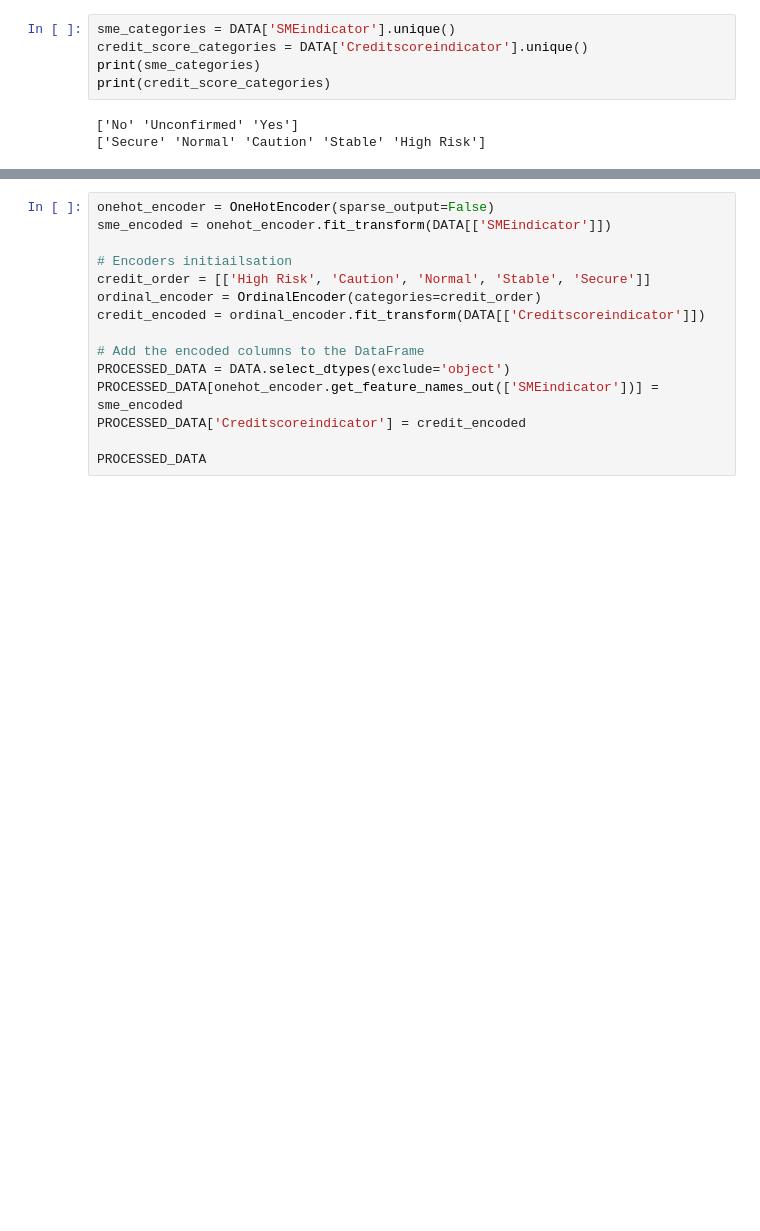
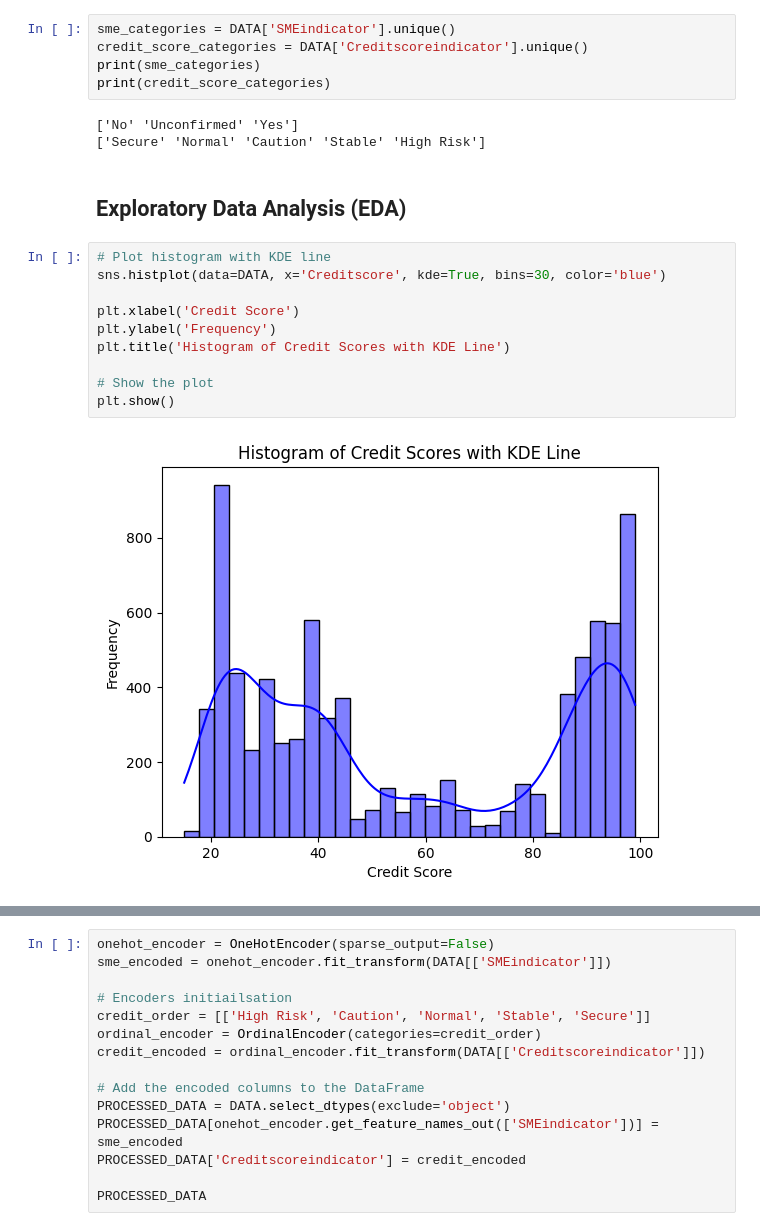
Before and after one commit to ROB-MRS/AI---ML-Coursework-II, a Jupyter notebook: Model.ipynb, the cells around one changed output, grey strips where cells are left out. Cells and saved outputs as stored; diff of their text form; blank space fills up the shorter version.

```diff
--- a/Model.ipynb
+++ b/Model.ipynb
@@ -66,3 +66,17 @@ print(credit_score_categories)
 # %% [output]
 ['No' 'Unconfirmed' 'Yes']
 ['Secure' 'Normal' 'Caution' 'Stable' 'High Risk']
+# %% [markdown]
+## Exploratory Data Analysis (EDA)
+# %%
+# Plot histogram with KDE line
+sns.histplot(data=DATA, x='Creditscore', kde=True, bins=30, color='blue')
+
+plt.xlabel('Credit Score')
+plt.ylabel('Frequency')
+plt.title('Histogram of Credit Scores with KDE Line')
+
+# Show the plot
+plt.show()
+# %% [output]
+[figure, added]
```
Also changed, not shown: parts of 2 cells of this notebook.
